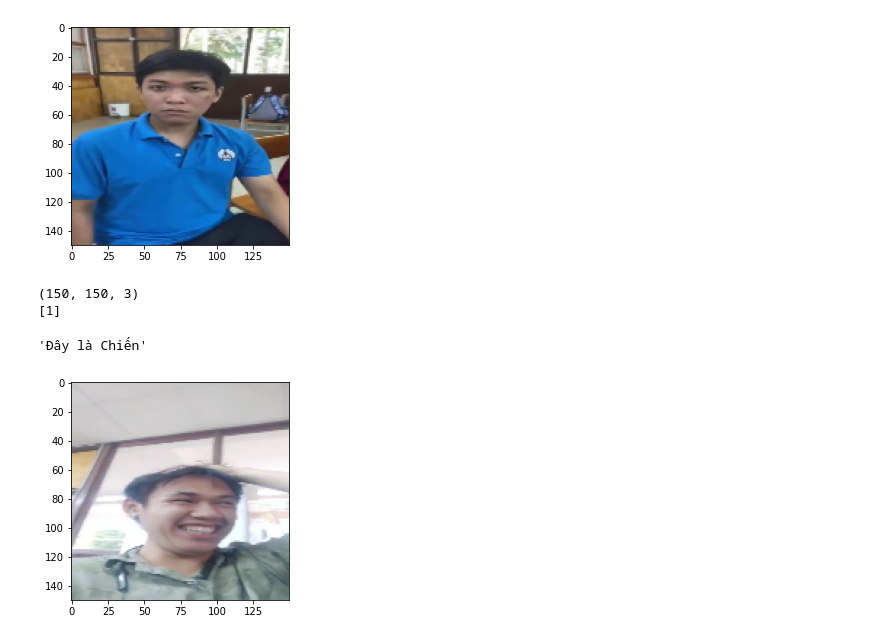
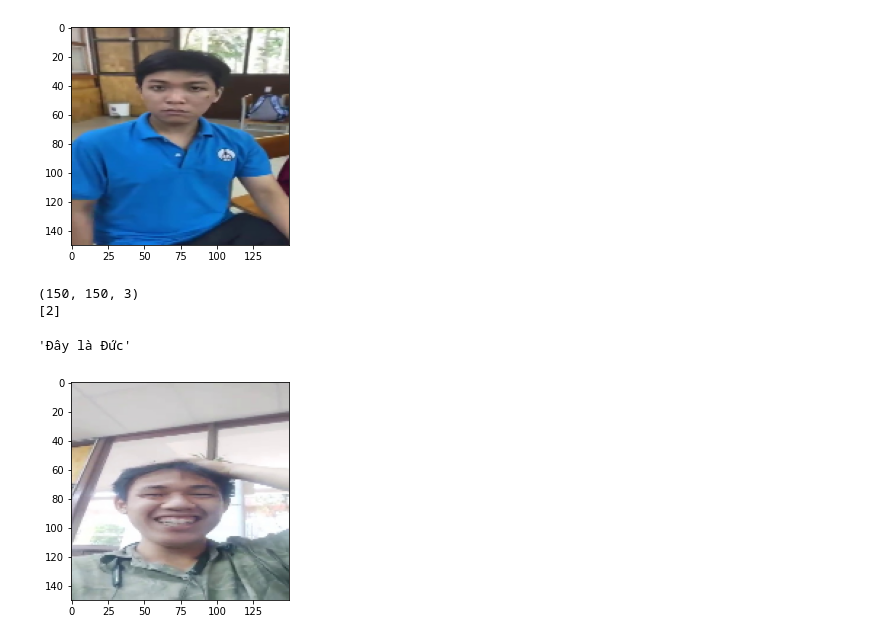
Before and after one commit to QuangLe102/AI, a Jupyter notebook: Nhandienkhuonmat_CNN.ipynb, the cells around one changed output. Saved outputs shown, nothing was run; the diff lists cells and outputs as text; code cells hidden in the pictures.

```diff
--- a/Nhandienkhuonmat_CNN.ipynb
+++ b/Nhandienkhuonmat_CNN.ipynb
@@ -96,5 +96,5 @@ _________________________________________________________________
 from tensorflow.keras.optimizers import SGD
 opt = SGD(lr = 0.01, momentum = 0.9)
 model.compile(optimizer = opt, loss = 'categorical_crossentropy', metrics = ['accuracy'])
-history = model.fit(x_train, y_train, epochs = 10, batch_size=64, validation_data = (x_test, y_test), verbose = 1)
+history = model.fit(x_train, y_train, epochs = 20, batch_size=64, validation_data = (x_test, y_test), verbose = 1)
 # %% [output]
@@ -168,18 +166,18 @@ Label[pred[0]]
 'Đây là Phước'
 [figure]
 # %%
-test = 35
+test = 41
 plt.imshow(cv2.cvtColor(x_pre2[test], cv2.COLOR_BGR2RGB))
 print(x_pre2[test].shape)
 img = x_pre2[test].reshape(1,150,150,3)
 img = img.astype('float32')
 img /= 255
 pred = np.argmax(model.predict(img), axis = 1)
 print(pred)
 Label = ['Đây là Phước', 'Đây là Chiến', 'Đây là Đức']
 Label[pred[0]]
 # %% [output]
 (150, 150, 3)
-[1]
+[2]
-'Đây là Chiến'
+'Đây là Đức'
-[figure, old version]
+[figure, new version]
```
Also changed, not shown: parts of 4 cells of this notebook.
